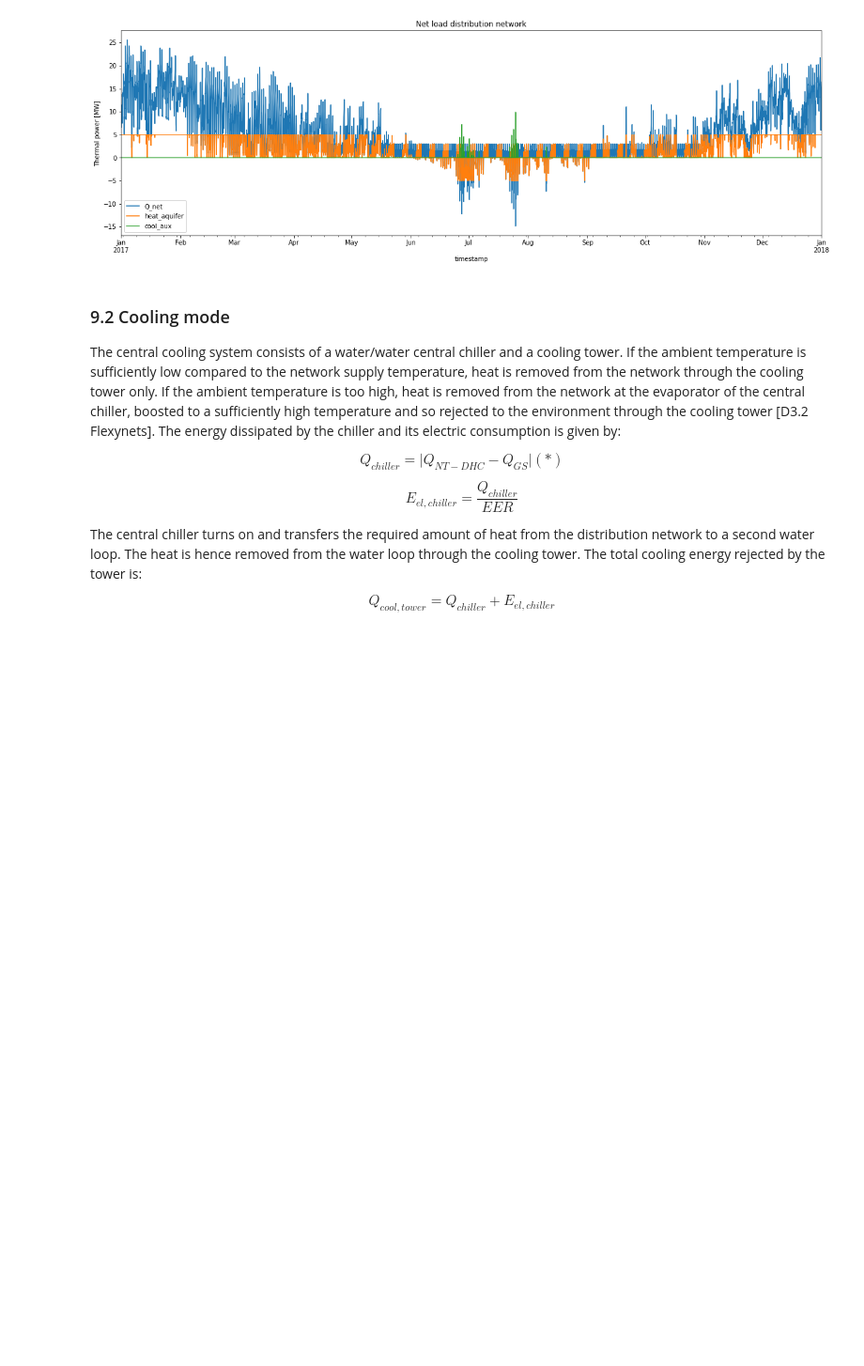
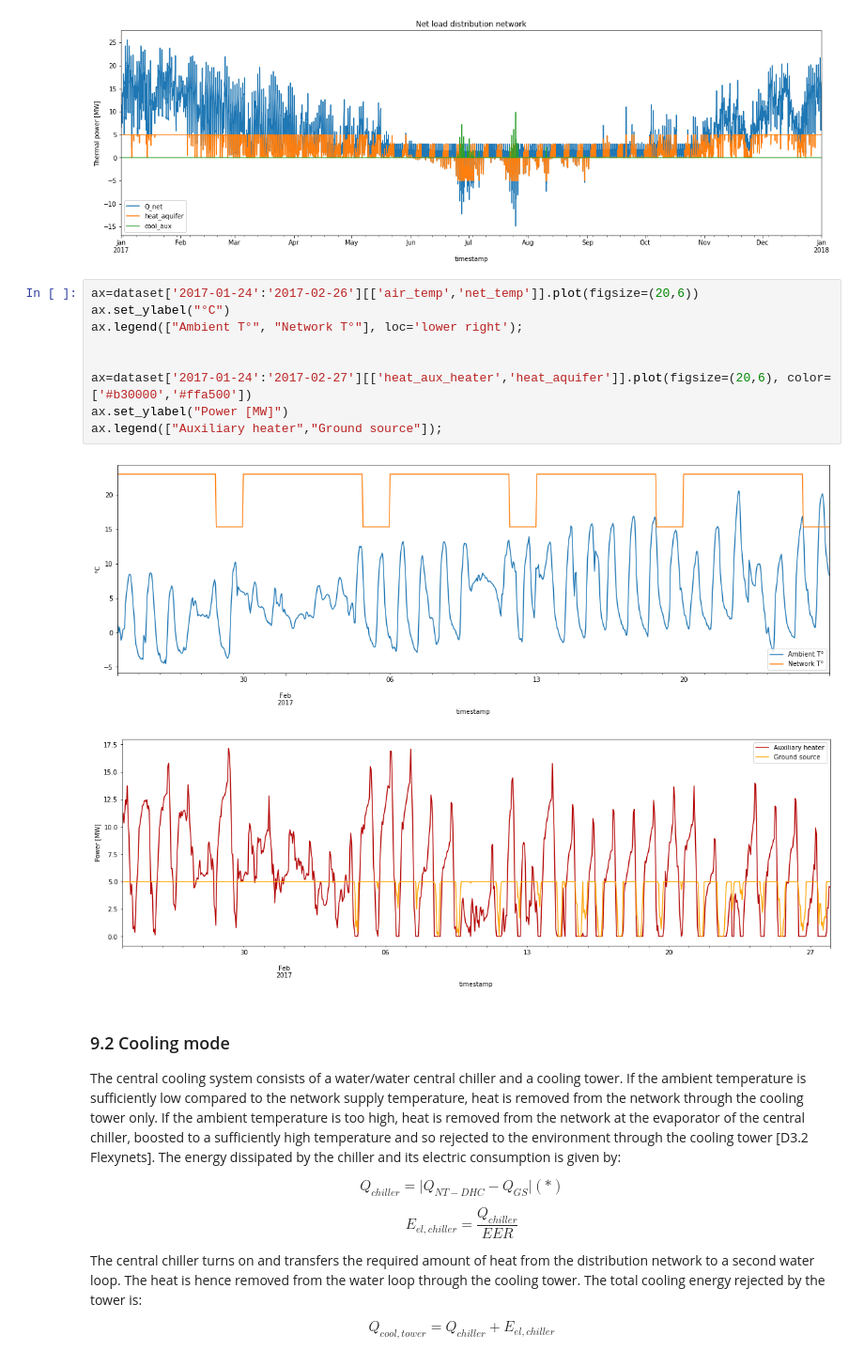
Before and after one commit to fernandobperezm/data-and-results-visualization, a Jupyter notebook: Data Processing.ipynb, the cells around one changed output. Shown at 94% size. Cells and saved outputs as stored; diff of their text form; blank space fills up the shorter version.

Commit message:
Auxiliary systems sizing

```diff
--- a/Data Processing.ipynb
+++ b/Data Processing.ipynb
@@ -941,6 +906,18 @@ ax.set_ylabel('Thermal power [MW]')
 # %% [output]
 Text(0, 0.5, 'Thermal power [MW]')
 [figure]
+# %%
+ax=dataset['2017-01-24':'2017-02-26'][['air_temp','net_temp']].plot(figsize=(20,6))
+ax.set_ylabel("°C")
+ax.legend(["Ambient T°", "Network T°"], loc='lower right');
+
+
+ax=dataset['2017-01-24':'2017-02-27'][['heat_aux_heater','heat_aquifer']].plot(figsize=(20,6), color=['#b30000','#ffa500'])
+ax.set_ylabel("Power [MW]")
+ax.legend(["Auxiliary heater","Ground source"]);
+# %% [output]
+[figure, added]
+[figure, added]
 # %% [markdown]
 ### 9.2 Cooling mode
 
```
Also changed, not shown: parts of 13 cells of this notebook, 6 other files.
